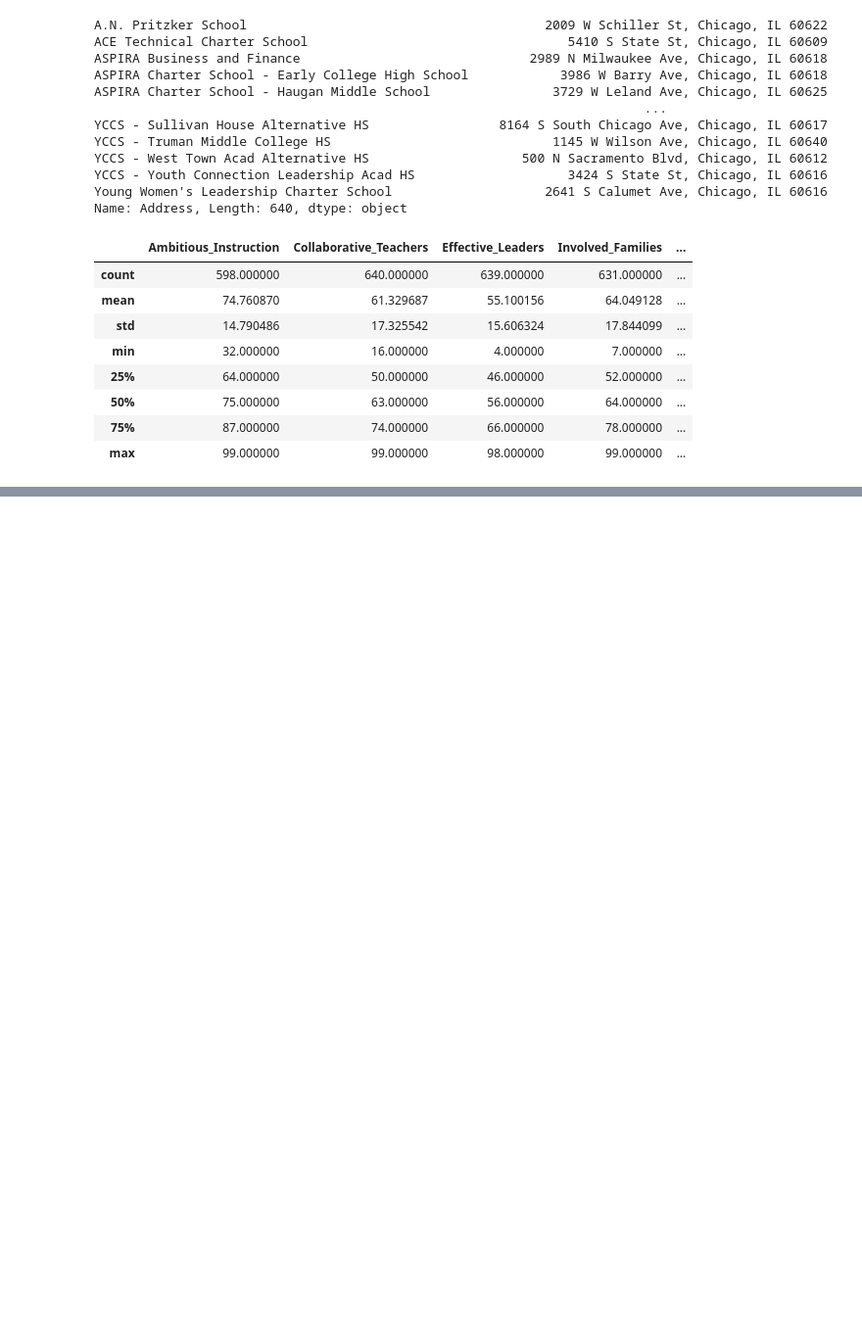
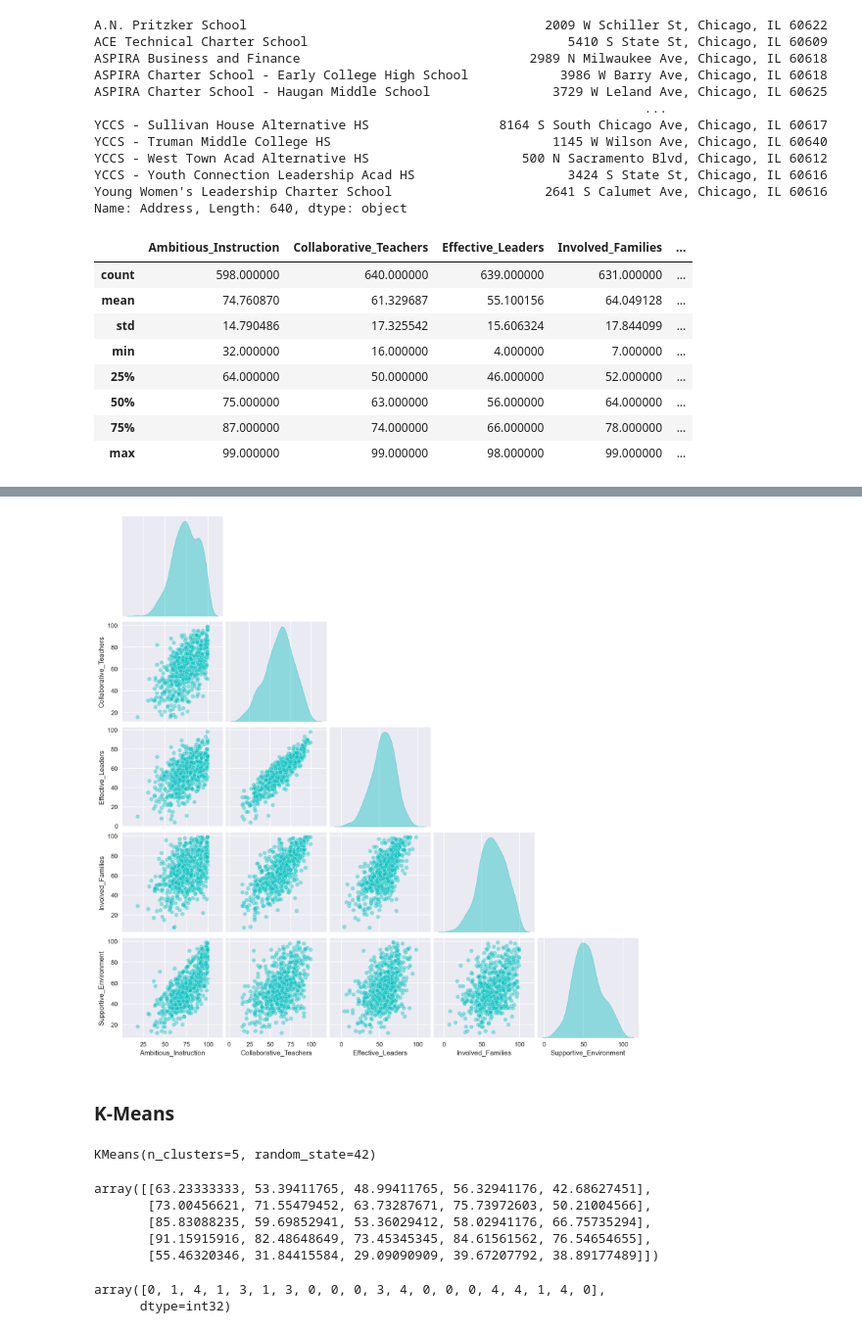
Before and after one commit to javierorman/clustering_schools, a Jupyter notebook: schools.ipynb, the cells around one changed output, grey strips where cells are left out. Shown at 98% size. Cells and saved outputs as stored; diff of their text form; code cells hidden in the pictures; blank space fills up the shorter version.

```diff
--- a/schools.ipynb
+++ b/schools.ipynb
@@ -119,2 +128,10 @@ school_df.hist(figsize=(12,12), color='c', alpha=0.4);
+# %%
+sns.pairplot(school_df,
+             diag_kind='kde',
+             corner=True,
+             plot_kws=viz_config,
+             diag_kws=viz_config);
+# %% [output]
+[figure, added]
 # %%
 columns = list(school_df.columns)
@@ -120,0 +140,22 @@ columns = list(school_df.columns)
+# %% [markdown]
+### K-Means
+# %%
+k=5
+kmeans = KMeans(n_clusters=k, random_state=random_state)
+kmeans.fit(X)
+# %% [output]
+KMeans(n_clusters=5, random_state=42)
+# %%
+kmeans.cluster_centers_
+# %% [output]
+array([[63.23333333, 53.39411765, 48.99411765, 56.32941176, 42.68627451],
+       [73.00456621, 71.55479452, 63.73287671, 75.73972603, 50.21004566],
+       [85.83088235, 59.69852941, 53.36029412, 58.02941176, 66.75735294],
+       [91.15915916, 82.48648649, 73.45345345, 84.61561562, 76.54654655],
+       [55.46320346, 31.84415584, 29.09090909, 39.67207792, 38.89177489]])
+# %%
+# Clusters assigned to first 20 instances
+kmeans.labels_[:20]
+# %% [output]
+array([0, 1, 4, 1, 3, 1, 3, 0, 0, 0, 3, 4, 0, 0, 0, 4, 4, 1, 4, 0],
+      dtype=int32)
```
Also changed, not shown: parts of 7 cells of this notebook.
